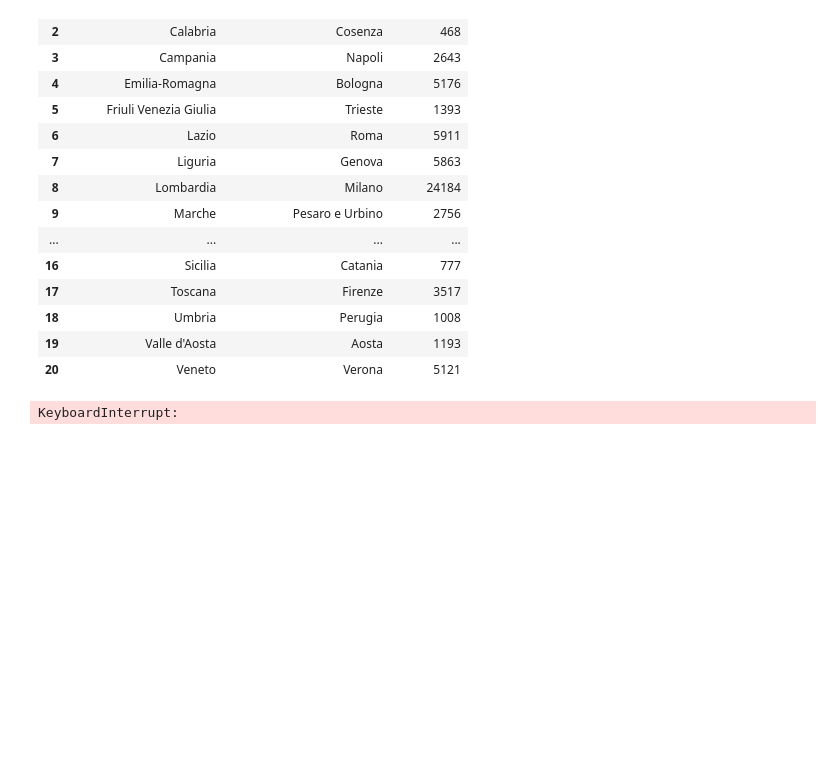
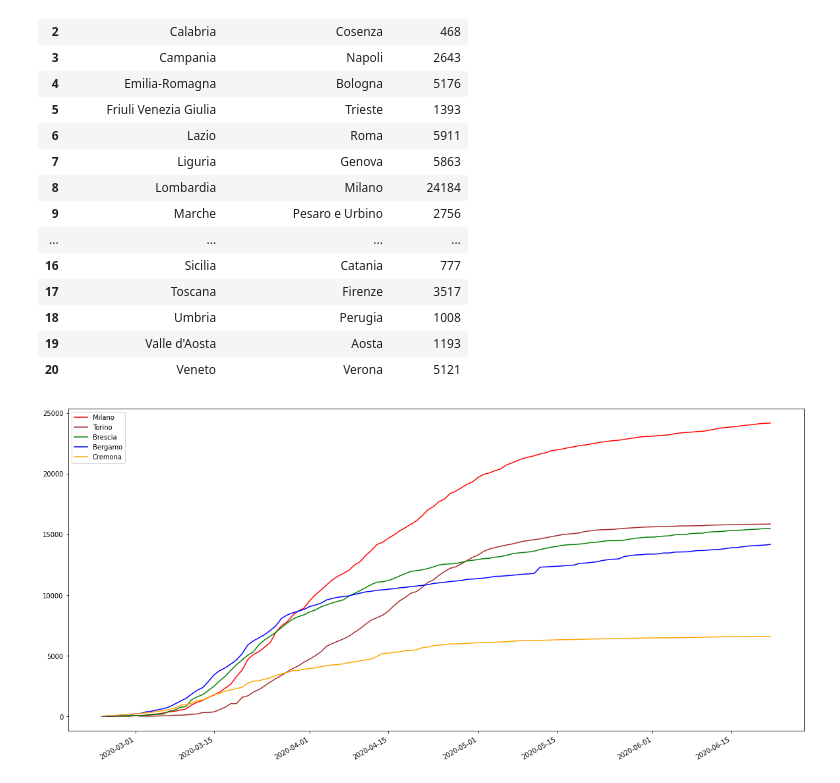
Before and after one commit to pisalore/AAGM_exam, a Jupyter notebook: pandas_exam.ipynb, the cells around one changed output. Saved outputs shown, nothing was run; the diff lists cells and outputs as text; code cells hidden in the pictures; blank space fills up the shorter version.

Commit message:
5 most affected provinces plot

```diff
--- a/pandas_exam.ipynb
+++ b/pandas_exam.ipynb
@@ -513,11 +513,20 @@ higher_total_cases_by_province_for_region
 # %%
 first_five_max_num_cases_provinces = []
 for i in range(5):
     first_five_max_num_cases_provinces.append([lpdl['denominazione_provincia'].iloc[i]])
 for date_group in dF_provinces.groupby(['data']):
     for j in range(5):
         first_five_max_num_cases_provinces[j]\
             .append(date_group[1].loc[date_group[1]['denominazione_provincia']
                                       == first_five_max_num_cases_provinces[j][0]]['totale_casi'].item())
+colors = ['red', 'brown', 'green', 'blue', 'orange']
+fig6, ax6 = plt.subplots(figsize = (20, 10))
+for i in range(5):
+    plt.plot(x_dates, first_five_max_num_cases_provinces[i][1:], label=first_five_max_num_cases_provinces[i][0], color=colors[i])
+
+ax.set(xlabel='DATES', ylabel='TOTALS', title='FIRST FIVE MOST AFFECTED ITALIAN PROVINCES')
+plt.legend(loc="upper left")
+plt.gcf().autofmt_xdate()
+plt.show()
 # %% [output]
-KeyboardInterrupt:
+[figure, added]
```
